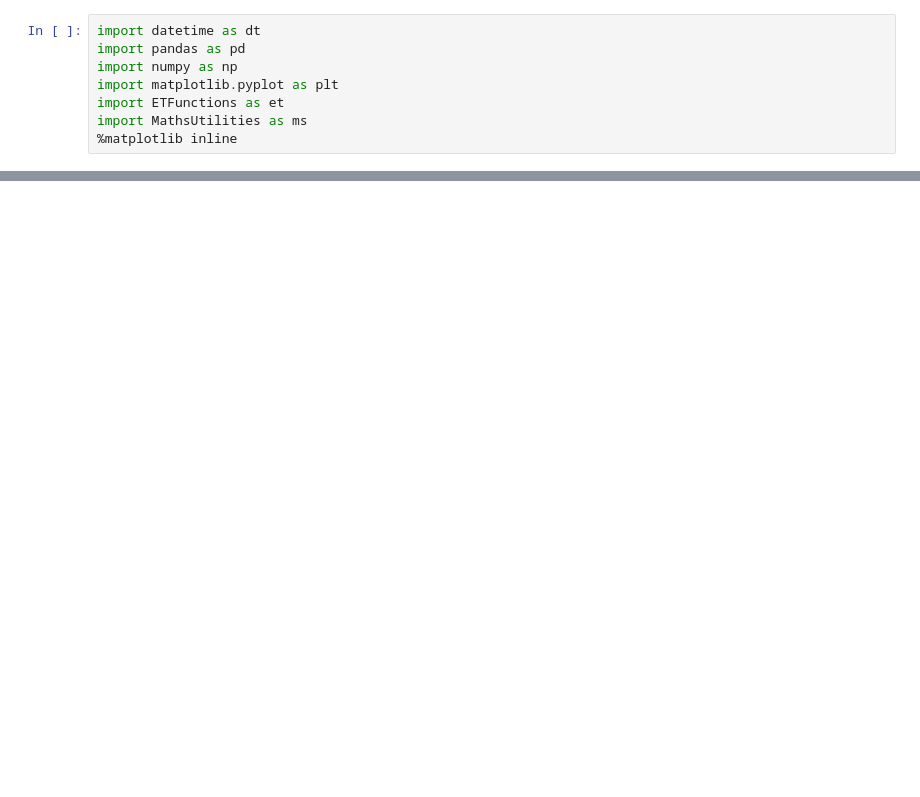
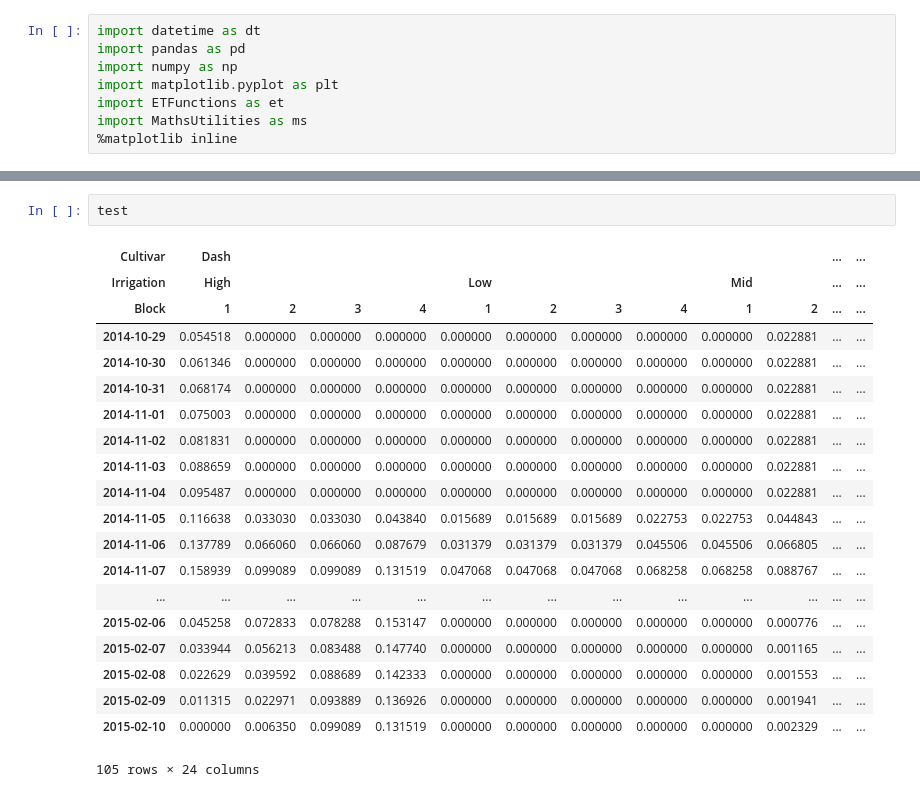
Before and after one commit to HamishBrownPFR/WaterBalance, a Jupyter notebook: ShowCovers.ipynb, the cells around one changed output, grey strips where cells are left out. Cells and saved outputs as stored; diff of their text form; blank space fills up the shorter version.

```diff
--- a/ShowCovers.ipynb
+++ b/ShowCovers.ipynb
@@ -16,0 +44,23 @@ plt.ylabel('Cover Green', fontsize = 20)
+# %%
+test
+# %% [output]
+| Cultivar | Dash |  |  |  |  |  |  |  |  |  | ... | ... |
+| Irrigation | High |  |  |  | Low |  |  |  | Mid |  | ... | ... |
+| Block | 1 | 2 | 3 | 4 | 1 | 2 | 3 | 4 | 1 | 2 | ... | ... |
+| 2014-10-29 | 0.054518 | 0.000000 | 0.000000 | 0.000000 | 0.000000 | 0.000000 | 0.000000 | 0.000000 | 0.000000 | 0.022881 | ... | ... |
+| 2014-10-30 | 0.061346 | 0.000000 | 0.000000 | 0.000000 | 0.000000 | 0.000000 | 0.000000 | 0.000000 | 0.000000 | 0.022881 | ... | ... |
+| 2014-10-31 | 0.068174 | 0.000000 | 0.000000 | 0.000000 | 0.000000 | 0.000000 | 0.000000 | 0.000000 | 0.000000 | 0.022881 | ... | ... |
+| 2014-11-01 | 0.075003 | 0.000000 | 0.000000 | 0.000000 | 0.000000 | 0.000000 | 0.000000 | 0.000000 | 0.000000 | 0.022881 | ... | ... |
+| 2014-11-02 | 0.081831 | 0.000000 | 0.000000 | 0.000000 | 0.000000 | 0.000000 | 0.000000 | 0.000000 | 0.000000 | 0.022881 | ... | ... |
+| 2014-11-03 | 0.088659 | 0.000000 | 0.000000 | 0.000000 | 0.000000 | 0.000000 | 0.000000 | 0.000000 | 0.000000 | 0.022881 | ... | ... |
+| 2014-11-04 | 0.095487 | 0.000000 | 0.000000 | 0.000000 | 0.000000 | 0.000000 | 0.000000 | 0.000000 | 0.000000 | 0.022881 | ... | ... |
+| 2014-11-05 | 0.116638 | 0.033030 | 0.033030 | 0.043840 | 0.015689 | 0.015689 | 0.015689 | 0.022753 | 0.022753 | 0.044843 | ... | ... |
+| 2014-11-06 | 0.137789 | 0.066060 | 0.066060 | 0.087679 | 0.031379 | 0.031379 | 0.031379 | 0.045506 | 0.045506 | 0.066805 | ... | ... |
+| 2014-11-07 | 0.158939 | 0.099089 | 0.099089 | 0.131519 | 0.047068 | 0.047068 | 0.047068 | 0.068258 | 0.068258 | 0.088767 | ... | ... |
+| ... | ... | ... | ... | ... | ... | ... | ... | ... | ... | ... | ... | ... |
+| 2015-02-06 | 0.045258 | 0.072833 | 0.078288 | 0.153147 | 0.000000 | 0.000000 | 0.000000 | 0.000000 | 0.000000 | 0.000776 | ... | ... |
+| 2015-02-07 | 0.033944 | 0.056213 | 0.083488 | 0.147740 | 0.000000 | 0.000000 | 0.000000 | 0.000000 | 0.000000 | 0.001165 | ... | ... |
+| 2015-02-08 | 0.022629 | 0.039592 | 0.088689 | 0.142333 | 0.000000 | 0.000000 | 0.000000 | 0.000000 | 0.000000 | 0.001553 | ... | ... |
+| 2015-02-09 | 0.011315 | 0.022971 | 0.093889 | 0.136926 | 0.000000 | 0.000000 | 0.000000 | 0.000000 | 0.000000 | 0.001941 | ... | ... |
+| 2015-02-10 | 0.000000 | 0.006350 | 0.099089 | 0.131519 | 0.000000 | 0.000000 | 0.000000 | 0.000000 | 0.000000 | 0.002329 | ... | ... |
+105 rows × 24 columns
```
Also changed, not shown: parts of 2 cells of this notebook, 1 other file.
